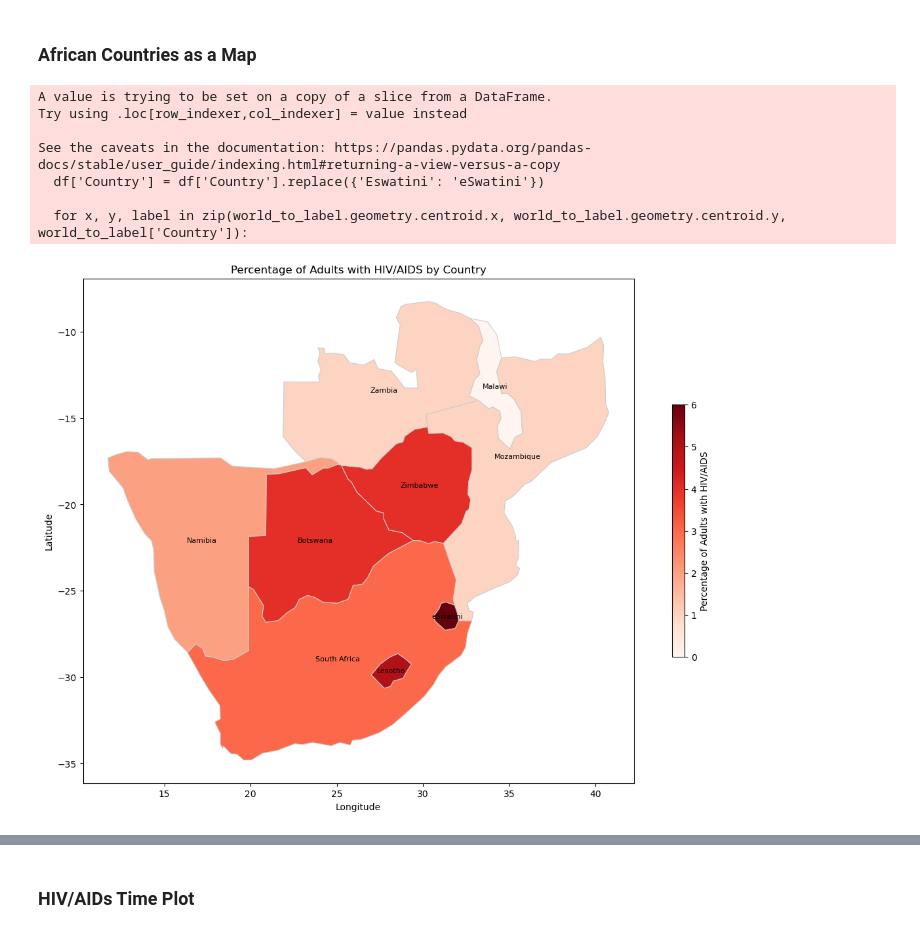
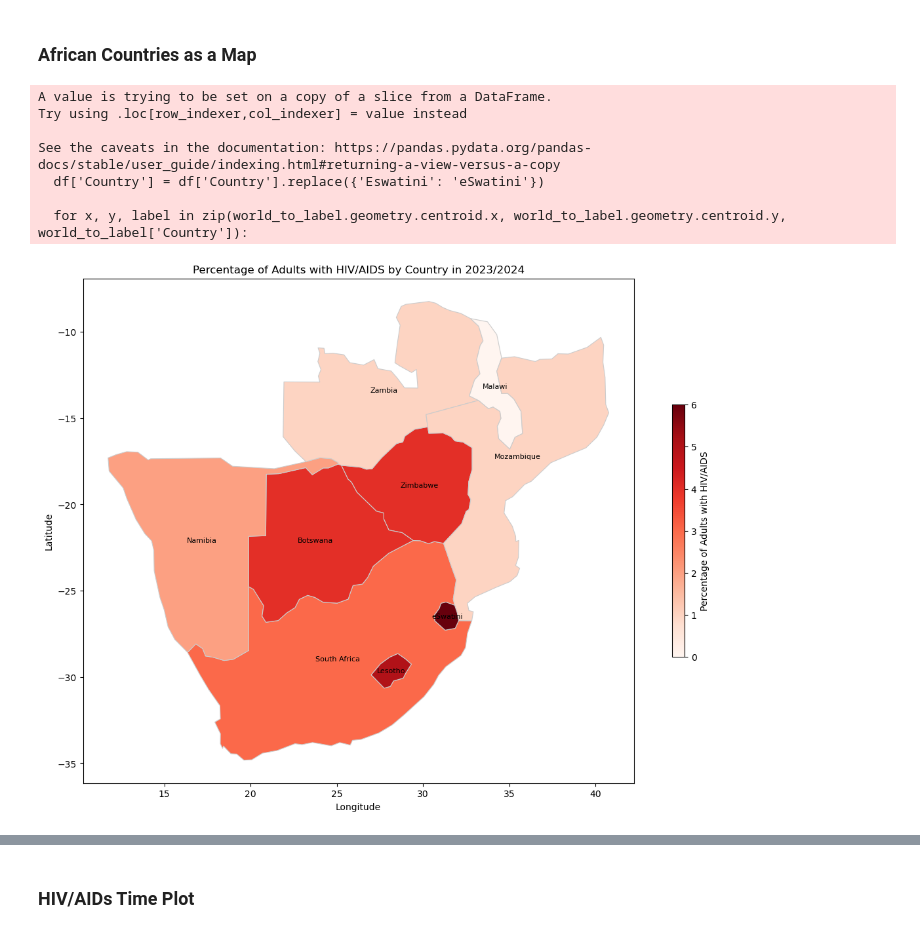
Before and after one commit to KofiBartonByfield/Blog-Code, a Jupyter notebook: Blog Notebook.ipynb, the cells around one changed output, grey strips where cells are left out. Drawn from its saved outputs; the diff is of its cells as text; code cells hidden in the pictures.

```diff
--- a/Blog Notebook.ipynb
+++ b/Blog Notebook.ipynb
@@ -333,32 +334,34 @@ world = world.merge(df, how='left', left_on='name', right_on='Country')
 # Plotting
 fig, ax = plt.subplots(1, 1, figsize=(15, 10))
 
 # Plot the world map
 world.plot(column='% of adults with HIV/AIDS', cmap='Reds', linewidth=0.8, ax=ax, edgecolor='0.8')
 
 # Add labels for countries in df
 # Filter world DataFrame to include only countries present in df
 world_to_label = world[world['name'].isin(df['Country'])]
 for x, y, label in zip(world_to_label.geometry.centroid.x, world_to_label.geometry.centroid.y, world_to_label['Country']):
     ax.text(x, y, label, fontsize=8, ha='center', va='center', color='black')
 
 # Add a colorbar
 cbar = plt.colorbar(ax.collections[0], ax=ax, orientation='vertical', shrink=0.5)
 cbar.set_label('Percentage of Adults with HIV/AIDS')
 
 # Add titles and labels
-plt.title('Percentage of Adults with HIV/AIDS by Country')
+plt.title('Percentage of Adults with HIV/AIDS by Country in 2023/2024')
 plt.xlabel('Longitude')
 plt.ylabel('Latitude')
 
+plt.savefig(r'Images/Map_HIV_plot.png')
+
 # Show the plot
 plt.show()
 # %% [output]
 A value is trying to be set on a copy of a slice from a DataFrame.
 Try using .loc[row_indexer,col_indexer] = value instead
 
 See the caveats in the documentation: https://pandas.pydata.org/pandas-docs/stable/user_guide/indexing.html#returning-a-view-versus-a-copy
   df['Country'] = df['Country'].replace({'Eswatini': 'eSwatini'})
 
   for x, y, label in zip(world_to_label.geometry.centroid.x, world_to_label.geometry.centroid.y, world_to_label['Country']):
-[figure, old version]
+[figure, new version]
```
Also changed, not shown: parts of 7 cells of this notebook, 6 other files.
